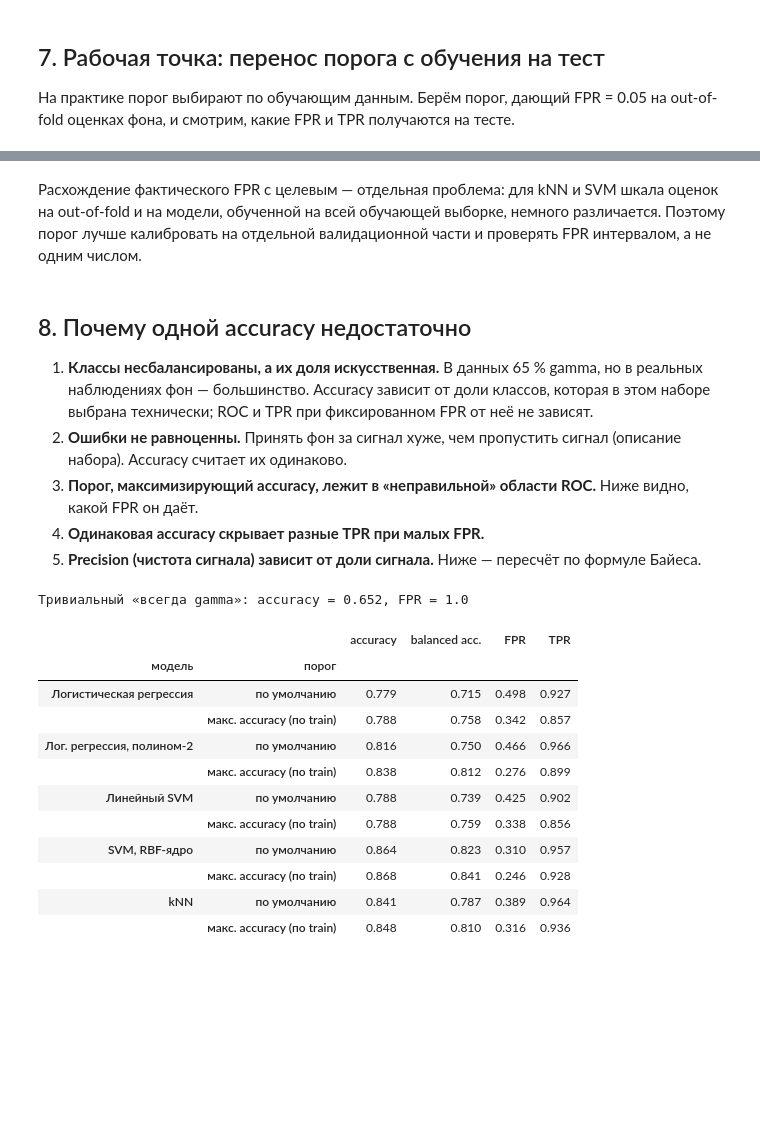
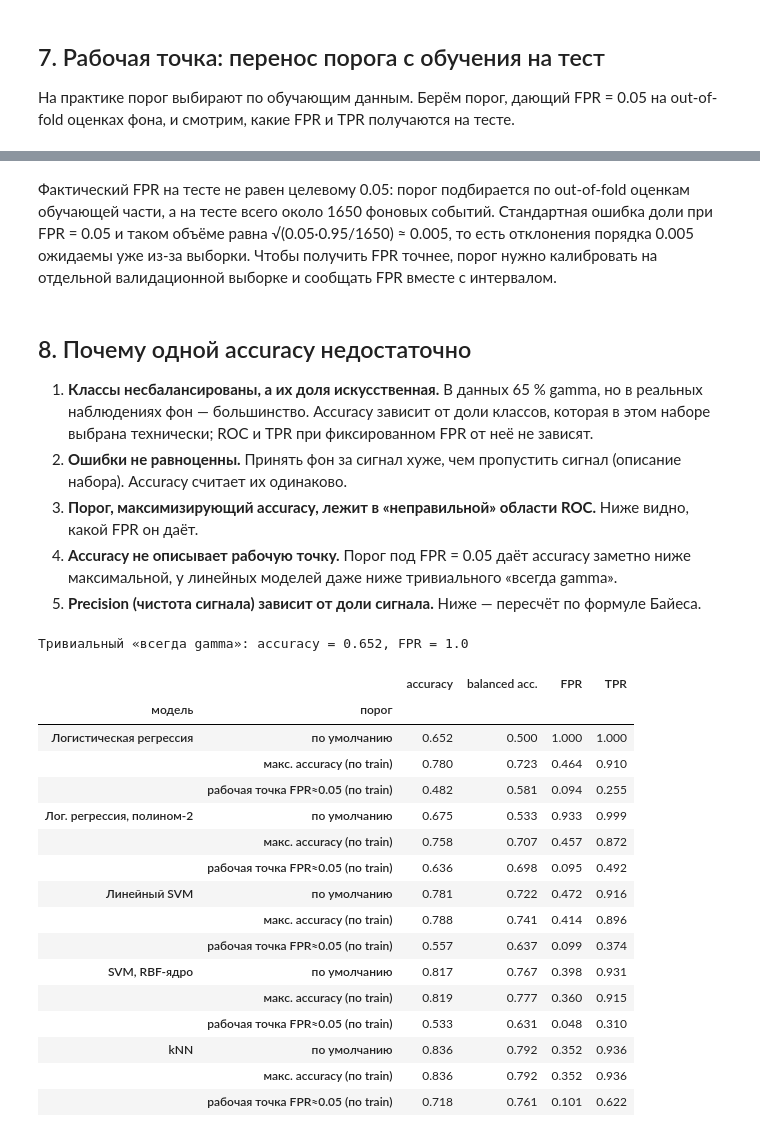
Before and after one commit to st106773/ML_SPBU_2026, a Jupyter notebook: Task_2/hw_magic.ipynb, the cells around one changed output, grey strips where cells are left out. Cells and saved outputs as stored; diff of their text form; code cells hidden in the pictures; blank space fills up the shorter version.

```diff
--- a/Task_2/hw_magic.ipynb
+++ b/Task_2/hw_magic.ipynb
@@ -156,25 +160,29 @@ train/test: 14178 4727 | доля gamma train/test: 0.652 / 0.652
 # %%
 std = lambda *rest: Pipeline([('sc', StandardScaler()), *rest])
+Cs_wide = np.logspace(-5, 3, 9)                                             # C = 1e-5 … 1e3, шаг в декаду
+rbf_grid = [{'m__C': [c], 'm__gamma': [g]} for c in [1, 10, 100, 300, 1000, 3000]
+            for g in [0.003, 0.01, 0.03, 0.1, 0.3] if c * g <= 100]         # пары с C·γ > 100 пропускаем (медленные и заведомо слабые)
 specs = {
  'Базовая (константа)':   (Pipeline([('m', DummyClassifier(strategy='prior'))]), None),
- 'Логистическая регрессия': (std(('m', LogisticRegression(max_iter=5000))), {'m__C': np.logspace(-3, 2, 6)}),
+ 'Логистическая регрессия': (std(('m', LogisticRegression(max_iter=5000))), {'m__C': Cs_wide}),
  'Лог. регрессия, полином-2': (Pipeline([('sc0', StandardScaler()), ('poly', PolynomialFeatures(2, include_bias=False)),
-                                         ('sc', StandardScaler()), ('m', LogisticRegression(max_iter=5000))]),
-                               {'m__C': np.logspace(-3, 1, 5)}),
-'Линейный SVM': (std(('m', LinearSVC(dual=False, max_iter=50000))), {'m__C': np.logspace(-3, 1, 5)}),
-'SVM, RBF-ядро':         (std(('m', SVC(kernel='rbf'))), {'m__C': [1, 3, 10], 'm__gamma': [0.03, 0.1, 0.3]}),
-'kNN': (std(('m', KNeighborsClassifier(weights='distance'))), {'m__n_neighbors': [25, 51, 101, 201]}),
+                                         ('sc', StandardScaler()), ('m', LogisticRegression(max_iter=5000))]), {'m__C': Cs_wide}),
+ 'Линейный SVM':          (std(('m', LinearSVC(dual=False, max_iter=50000))), {'m__C': Cs_wide}),
+ 'SVM, RBF-ядро':         (std(('m', SVC(kernel='rbf', cache_size=1000))), rbf_grid),
+ 'kNN':                   (std(('m', KNeighborsClassifier())), {'m__n_neighbors': [5, 10, 15, 25, 40, 60, 100, 150, 250, 400, 700],
+                                                                 'm__weights': ['uniform', 'distance']}),
 }
-fitted, best_params, oof_scores = {}, {}, {}
+fitted, best_params, oof_scores, searches = {}, {}, {}, {}
 for name, (pipe, grid) in specs.items():
     if grid:
         gs = GridSearchCV(pipe, grid, cv=cv, scoring=pauc_scorer, n_jobs=-1, refit=True).fit(Xtr, ytr)
-        est, best_params[name] = gs.best_estimator_, {k.split('__')[1]: (round(float(v), 4) if not isinstance(v, str) else v) for k, v in gs.best_params_.items()}
+        est, searches[name] = gs.best_estimator_, gs
+        best_params[name] = {k.split('__')[1]: (v if isinstance(v, str) else float(v)) for k, v in gs.best_params_.items()}
     else:
         est, best_params[name] = pipe.fit(Xtr, ytr), {}
     method = 'decision_function' if hasattr(est, 'decision_function') else 'predict_proba'
     s = cross_val_predict(clone(est), Xtr, ytr, cv=cv, method=method)
     oof_scores[name] = s[:, 1] if s.ndim > 1 else s
     fitted[name] = est
-    print(f'{name:28s}', best_params[name])
+    print(f'{name:28s}', best_params[name], '| сеточных комбинаций:', len(gs.cv_results_['params']) if grid else 0)
 # %% [output]
@@ -273,14 +335,14 @@ for _ in range(B):
     for n in names:
         sb = S[n][idx]
         bs[n]['pAUC0.1'].append(roc_auc_score(yb, sb, max_fpr=0.1)); bs[n]['TPR@0.01'].append(tpr_at(yb, sb, .01)); bs[n]['TPR@0.05'].append(tpr_at(yb, sb, .05))
-best_te = max(names, key=lambda n: te_tab.loc[n, 'pAUC0.1'])
+best_cv = max(names, key=lambda n: cv_tab.loc[n, 'pAUC0.1'])
 rows = {}
 for n in names:
     r = {}
     for k in ['pAUC0.1', 'TPR@0.01', 'TPR@0.05']:
         v = np.array(bs[n][k]); r[f'{k} [95% ДИ]'] = f'{np.mean(v):.3f} [{np.percentile(v, 2.5):.3f}; {np.percentile(v, 97.5):.3f}]'
-        d = v - np.array(bs[best_te][k]); r[f'Δ{k} к лучшей'] = '—' if n == best_te else f'{d.mean():+.3f} [{np.percentile(d, 2.5):+.3f}; {np.percentile(d, 97.5):+.3f}]'
+        d = v - np.array(bs[best_cv][k]); r[f'Δ{k} к лучшей'] = '—' if n == best_cv else f'{d.mean():+.3f} [{np.percentile(d, 2.5):+.3f}; {np.percentile(d, 97.5):+.3f}]'
     rows[n] = r
-print('Лучшая по pAUC0.1 на тесте:', best_te)
+print('Лучшая по pAUC0.1 в CV:', best_cv)
 pd.DataFrame(rows).T
 # %% [output]
@@ -315,39 +377,45 @@ pd.DataFrame(rows).set_index('модель').round(3)
 # %% [markdown]
-Расхождение фактического FPR с целевым — отдельная проблема: для kNN и SVM шкала оценок на out-of-fold и на модели, обученной на всей обучающей выборке, немного различается. Поэтому порог лучше калибровать на отдельной валидационной части и проверять FPR интервалом, а не одним числом.
+Фактический FPR на тесте не равен целевому 0.05: порог подбирается по out-of-fold оценкам обучающей части, а на тесте всего около 1650 фоновых событий. Стандартная ошибка доли при FPR = 0.05 и таком объёме равна √(0.05·0.95/1650) ≈ 0.005, то есть отклонения порядка 0.005 ожидаемы уже из-за выборки. Чтобы получить FPR точнее, порог нужно калибровать на отдельной валидационной выборке и сообщать FPR вместе с интервалом.
 # %% [markdown]
 ## 8. Почему одной accuracy недостаточно
 
 1. **Классы несбалансированы, а их доля искусственная.** В данных 65 % gamma, но в реальных наблюдениях фон — большинство. Accuracy зависит от доли классов, которая в этом наборе выбрана технически; ROC и TPR при фиксированном FPR от неё не зависят.
 2. **Ошибки не равноценны.** Принять фон за сигнал хуже, чем пропустить сигнал (описание набора). Accuracy считает их одинаково.
 3. **Порог, максимизирующий accuracy, лежит в «неправильной» области ROC.** Ниже видно, какой FPR он даёт.
-4. **Одинаковая accuracy скрывает разные TPR при малых FPR.**
+4. **Accuracy не описывает рабочую точку.** Порог под FPR = 0.05 даёт accuracy заметно ниже максимальной, у линейных моделей даже ниже тривиального «всегда gamma».
 5. **Precision (чистота сигнала) зависит от доли сигнала.** Ниже — пересчёт по формуле Байеса.
 # %%
 rows = []
 for n in names:
     s_oof, s_te = oof_scores[n], te_scores[n]
     thr0 = 0.5 if n == 'kNN' else 0.0                                       # порог «по умолчанию»
     cand = np.unique(np.quantile(s_oof, np.linspace(0.01, 0.99, 197)))
     thr_acc = cand[np.argmax([accuracy_score(ytr, s_oof >= t) for t in cand])]    # порог по accuracy выбран на обучении
-    for lab, t in [('по умолчанию', thr0), ('макс. accuracy (по train)', thr_acc)]:
+    thr_w = np.quantile(s_oof[ytr == 0], 0.95)                                      # рабочая точка: порог под FPR = 0.05 по train
+    for lab, t in [('по умолчанию', thr0), ('макс. accuracy (по train)', thr_acc), ('рабочая точка FPR≈0.05 (по train)', thr_w)]:
         p = (s_te >= t).astype(int)
         rows.append({'модель': n, 'порог': lab, 'accuracy': accuracy_score(yte, p), 'balanced acc.': balanced_accuracy_score(yte, p),
                      'FPR': p[yte == 0].mean(), 'TPR': p[yte == 1].mean()})
 acc_tab = pd.DataFrame(rows).set_index(['модель', 'порог']).round(3)
 print('Тривиальный «всегда gamma»: accuracy = %.3f, FPR = 1.0' % yte.mean())
 acc_tab
 # %% [output]
 Тривиальный «всегда gamma»: accuracy = 0.652, FPR = 1.0
 |  |  | accuracy | balanced acc. | FPR | TPR |
 | модель | порог |  |  |  |  |
-| Логистическая регрессия | по умолчанию | 0.779 | 0.715 | 0.498 | 0.927 |
-|  | макс. accuracy (по train) | 0.788 | 0.758 | 0.342 | 0.857 |
-| Лог. регрессия, полином-2 | по умолчанию | 0.816 | 0.750 | 0.466 | 0.966 |
-|  | макс. accuracy (по train) | 0.838 | 0.812 | 0.276 | 0.899 |
-| Линейный SVM | по умолчанию | 0.788 | 0.739 | 0.425 | 0.902 |
-|  | макс. accuracy (по train) | 0.788 | 0.759 | 0.338 | 0.856 |
-| SVM, RBF-ядро | по умолчанию | 0.864 | 0.823 | 0.310 | 0.957 |
-|  | макс. accuracy (по train) | 0.868 | 0.841 | 0.246 | 0.928 |
-| kNN | по умолчанию | 0.841 | 0.787 | 0.389 | 0.964 |
-|  | макс. accuracy (по train) | 0.848 | 0.810 | 0.316 | 0.936 |
+| Логистическая регрессия | по умолчанию | 0.652 | 0.500 | 1.000 | 1.000 |
+|  | макс. accuracy (по train) | 0.780 | 0.723 | 0.464 | 0.910 |
+|  | рабочая точка FPR≈0.05 (по train) | 0.482 | 0.581 | 0.094 | 0.255 |
+| Лог. регрессия, полином-2 | по умолчанию | 0.675 | 0.533 | 0.933 | 0.999 |
+|  | макс. accuracy (по train) | 0.758 | 0.707 | 0.457 | 0.872 |
+|  | рабочая точка FPR≈0.05 (по train) | 0.636 | 0.698 | 0.095 | 0.492 |
+| Линейный SVM | по умолчанию | 0.781 | 0.722 | 0.472 | 0.916 |
+|  | макс. accuracy (по train) | 0.788 | 0.741 | 0.414 | 0.896 |
+|  | рабочая точка FPR≈0.05 (по train) | 0.557 | 0.637 | 0.099 | 0.374 |
+| SVM, RBF-ядро | по умолчанию | 0.817 | 0.767 | 0.398 | 0.931 |
+|  | макс. accuracy (по train) | 0.819 | 0.777 | 0.360 | 0.915 |
+|  | рабочая точка FPR≈0.05 (по train) | 0.533 | 0.631 | 0.048 | 0.310 |
+| kNN | по умолчанию | 0.836 | 0.792 | 0.352 | 0.936 |
+|  | макс. accuracy (по train) | 0.836 | 0.792 | 0.352 | 0.936 |
+|  | рабочая точка FPR≈0.05 (по train) | 0.718 | 0.761 | 0.101 | 0.622 |
 # %%
```
Also changed, not shown: parts of 16 cells of this notebook, 4 other files.
